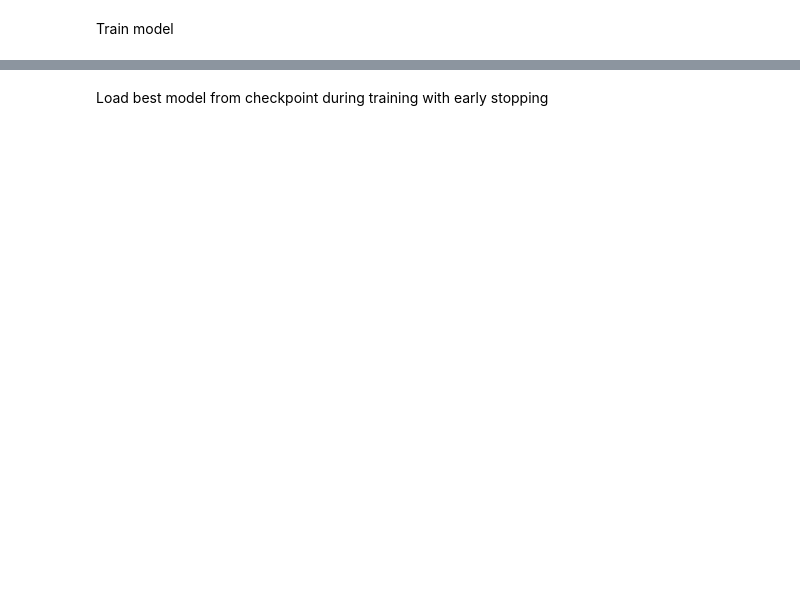
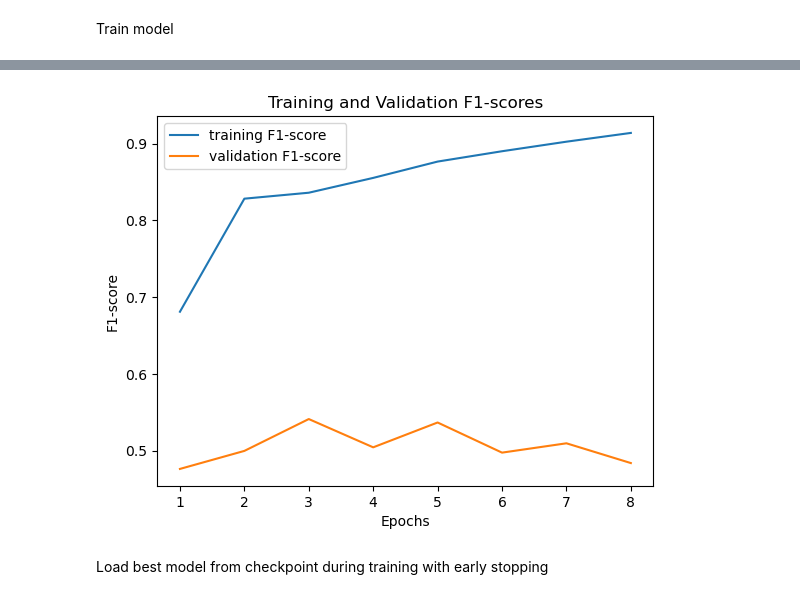
Before and after one commit to iliaskaloup/vulGpt, a Jupyter notebook: cpp_functionLevel/ml/transformersFineTuning/pt/ptBert.ipynb, the cells around one changed output, grey strips where cells are left out. Saved outputs shown, nothing was run; the diff lists cells and outputs as text; code cells hidden in the pictures; blank space fills up the shorter version.

```diff
--- a/cpp_functionLevel/ml/transformersFineTuning/pt/ptBert.ipynb
+++ b/cpp_functionLevel/ml/transformersFineTuning/pt/ptBert.ipynb
@@ -525,13 +540,15 @@ plt.show()
 # %%
-epochs = range(1, n_epochs + 1)
+epochs = range(1, total_epochs + 1)
 fig, ax = plt.subplots()
 ax.plot(epochs, train_f1_per_epoch,label ='training F1-score')
 ax.plot(epochs, val_f1_per_epoch, label = 'validation F1-score')
 ax.set_title('Training and Validation F1-scores')
 ax.set_xlabel('Epochs')
 ax.set_ylabel('F1-score')
 ax.legend()
 plt.show()
+# %% [output]
+[figure, added]
 # %% [markdown]
 Load best model from checkpoint during training with early stopping
 # %%
```
Also changed, not shown: parts of 10 cells of this notebook.
